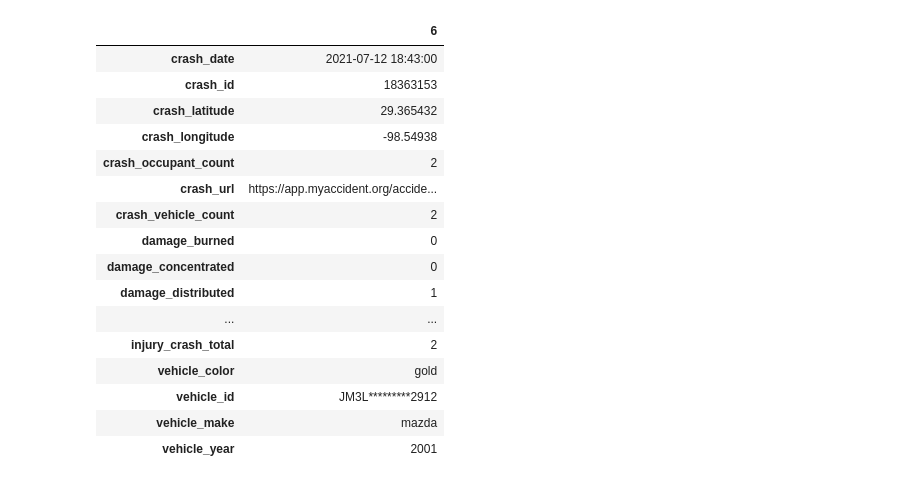
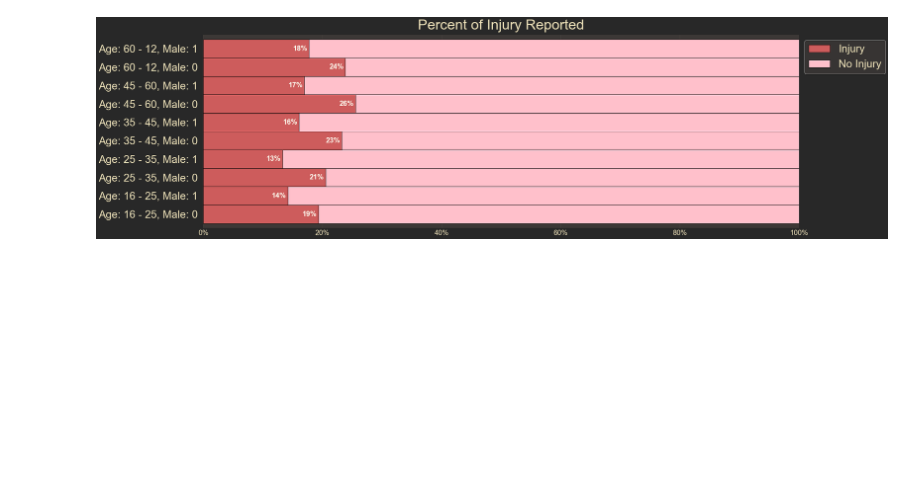
Before and after one commit to RAXR-Capstone/project_danger_zone, a Jupyter notebook: work_space/RayWorkspace/rz_drafting.ipynb, the cells around one changed output. Drawn from its saved outputs; the diff is of its cells as text; code cells hidden in the pictures; blank space fills up the shorter version.

Commit message:
Add pct injury visuals

```diff
--- a/work_space/RayWorkspace/rz_drafting.ipynb
+++ b/work_space/RayWorkspace/rz_drafting.ipynb
@@ -10,3 +11,3 @@ from prepare import prep_collision_data
 # %%
-df = prep_collision_data()
+train, test = collision_data()
 # %%
@@ -32,20 +28,50 @@ dtype: object
+# %%
+# bin ages of drivers
+train['driver_age_bin'] = pd.cut(train.driver_age, [16, 25, 35, 45, 60, 120])
 # %%
-df[df.injury_crash_total > 0].head(1).T
+# create pct_inj column for injury pct
+pct_inj = (train[train.injury_class == 1].groupby(['driver_age_bin', 'driver_male']).crash_id.count() /
+                    train.groupby(['driver_age_bin', 'driver_male']).crash_id.count())
+# create pct_not column for not injured pct
+pct_not = (train[train.injury_class == 0].groupby(['driver_age_bin', 'driver_male']).crash_id.count() /
+                    train.groupby(['driver_age_bin', 'driver_male']).crash_id.count())
+# create DataFrame of injury percentages
+injury_pct_df = pd.concat((pct_inj, pct_not), axis=1)
-# %% [output]
-|  | 6 |
-| crash_date | 2021-07-12 18:43:00 |
-| crash_id | 18363153 |
-| crash_latitude | 29.365432 |
-| crash_longitude | -98.54938 |
-| crash_occupant_count | 2 |
-| crash_url | https://app.myaccident.org/accide... |
-| crash_vehicle_count | 2 |
-| damage_burned | 0 |
-| damage_concentrated | 0 |
-| damage_distributed | 1 |
-| ... | ... |
-| injury_crash_total | 2 |
-| vehicle_color | gold |
-| vehicle_id | JM3L*********2912 |
-| vehicle_make | mazda |
-| vehicle_year | 2001 |
+# %%
+# set ax
+fig, ax = plt.subplots(figsize=(30,10))
+# create barplot
+bars = injury_pct_df.plot.barh(width=1,
+                                ec='k',
+                                stacked=True,
+                                ax=ax,
+                                color=['indianred', 'pink'])
+for bar in bars.patches[:10]:
+    # add annotation for percentage at end of bar
+    plt.annotate(format(bar.get_width(), '.0%'),
+                 (bar.get_width(), bar.get_y() + bar.get_height() / 2),
+                 ha='right',
+                 va='center',
+                 xytext = (-5, 0),
+                 textcoords='offset points',
+                 fontsize=20,
+                 weight='bold',
+                 color='ivory')
+# set tick parameters
+ax.tick_params(axis='y', labelsize=30, pad=15)
+ax.tick_params(axis='x', labelsize=20, pad=5)
+ax.xaxis.set_major_formatter(ticker.PercentFormatter(1))
+ax.set_yticklabels([re.sub(r'.+\(\((\d{2}),\s(\d{2}).+(\d).+', r'Age: \1 - \2, Male: \3', str(x)) for x in ax.get_yticklabels()])
+# limit xaxis to 1
+ax.set_xlim(xmax=1)
+# remove unneeded lavel
+ax.set_ylabel('')
+# define legend
+ax.legend(labels=['Injury', 'No Injury'],
+          bbox_to_anchor=(1,1), fontsize=30, frameon=True)
+# set a title
+plt.title('Percent of Injury Reported', fontsize=40, pad=15)
+# make it rain
+plt.show()
+# %% [output]
+[figure, added]
```
Also changed, not shown: parts of 6 cells of this notebook, 1 other file.
